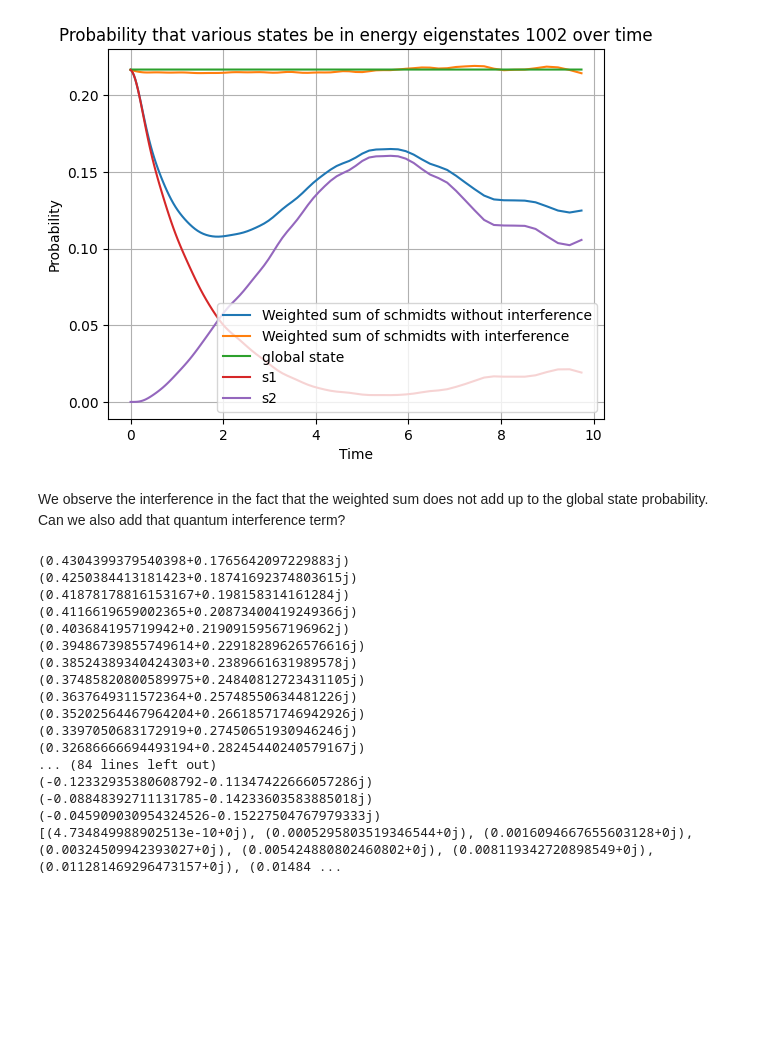
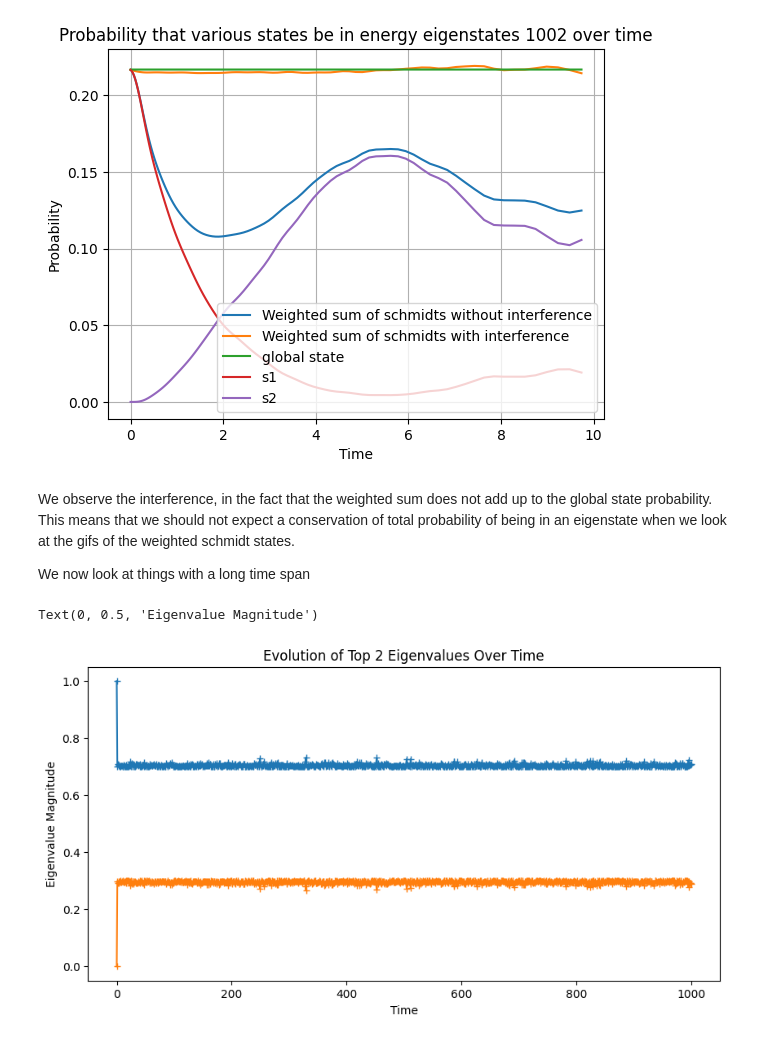
Before and after one commit to MarinAndreGirard/Quantum_Branching, a Jupyter notebook: weight_conservation.ipynb, the cells around one changed output. Cells and saved outputs as stored; diff of their text form; code cells hidden in the pictures; blank space fills up the shorter version.

```diff
--- a/weight_conservation.ipynb
+++ b/weight_conservation.ipynb
@@ -178,31 +178,39 @@ plt.show()
 [4.734849988902513e-10, 0.0005295803519346544, 0.0016094667655603128, 0.00324509942393027, 0.005424880802460802, 0.008119342720898549, 0.011281469296473157, 0.014848309193486424, 0.018743891483536206, ...
 [figure]
 # %% [markdown]
-We observe the interference in the fact that the weighted sum does not add up to the global state probability. Can we also add that quantum interference term?
+We observe the interference, in the fact that the weighted sum does not add up to the global state probability. This means that we should not expect a conservation of total probability of being in an eigenstate when we look at the gifs of the weighted schmidt states.
+
+We now look at things with a long time span
-# %%
-eig = eigenstates_total[j]
-interf=[]
-
-for idx in range(len(tlist)-1):
-    print(np.vdot(compute_schmidt_full(result,idx+1,1), eig))#*(np.vdot(eig,compute_schmidt_full(result,idx+1,2)).conjugate())
-    #interf.append(np.vdot(compute_schmidt_full(result,idx+1,1), eig))
-    interf.append(np.sqrt(s_val_0[idx]*s_val_1[idx])*(np.vdot(eig,compute_schmidt_full(result,idx+1,1))*(np.vdot(eig,compute_schmidt_full(result,idx+1,2)).conjugate()) + np.vdot(eig,compute_schmidt_full(result,idx+1,2))*(np.vdot(eig,compute_schmidt_full(result,idx+1,1)).conjugate())))
-print(interf)
-# %% [output]
-(0.4304399379540398+0.1765642097229883j)
-(0.4250384413181423+0.18741692374803615j)
-(0.41878178816153167+0.198158314161284j)
-(0.4116619659002365+0.20873400419249366j)
-(0.403684195719942+0.21909159567196962j)
-(0.39486739855749614+0.22918289626576616j)
-(0.38524389340424303+0.2389661631989578j)
-(0.37485820800589975+0.24840812723431105j)
-(0.3637649311572364+0.25748550634481226j)
-(0.35202564467964204+0.26618571746942926j)
-(0.3397050683172919+0.27450651930946246j)
-(0.32686666694493194+0.28245440240579167j)
-... (84 lines left out)
-(-0.12332935380608792-0.11347422666057286j)
-(-0.08848392711131785-0.14233603583885018j)
-(-0.045909030954324526-0.15227504767979333j)
-[(4.734849988902513e-10+0j), (0.0005295803519346544+0j), (0.0016094667655603128+0j), (0.00324509942393027+0j), (0.005424880802460802+0j), (0.008119342720898549+0j), (0.011281469296473157+0j), (0.01484 ...
+# %%
+#defining all quantities used in the simulation
+d1, d2 = 10, 200
+w = 0.3# smallest weight of the 2 eingestates, set btw 0 and 1
+E_spacing = 1.0
+Int_strength = 0.09
+# Define the time settings for the simulation
+tmax= 1000
+ind_nb = 1000
+#using all above to obtain QM qtts
+result, tlist, H_q, H_system_2, H_system_1_ext, H_system_2_ext, H_interaction, H_total, ket_0, ket_1, initial_state_system_2 = generate_result(d1,d2,w, E_spacing, Int_strength, tmax, ind_nb,0)
+time_indices = [0, 10, 20, 30, 49]  # Specify the time indices of interest
+
+eigenenergies_total, eigenstates_total = H_total.eigenstates()
+# %%
+
+s_val_0=[]
+s_val_1=[]
+t_ind = range(len(tlist))
+for idx in t_ind:
+    ss, se, sv = compute_schmidt_states_new(result, idx)
+    s_val_0.append(sv[0])
+    s_val_1.append(sv[1])
+
+plt.figure(figsize=(10, 5))
+plt.plot(tlist,s_val_0, marker='+')
+plt.plot(tlist,s_val_1, marker='+')
+plt.title('Evolution of Top 2 Eigenvalues Over Time')
+plt.xlabel('Time')
+plt.ylabel('Eigenvalue Magnitude')
+# %% [output]
+Text(0, 0.5, 'Eigenvalue Magnitude')
+[figure, added]
```
Also changed, not shown: parts of 2 cells of this notebook, 20 other files.
